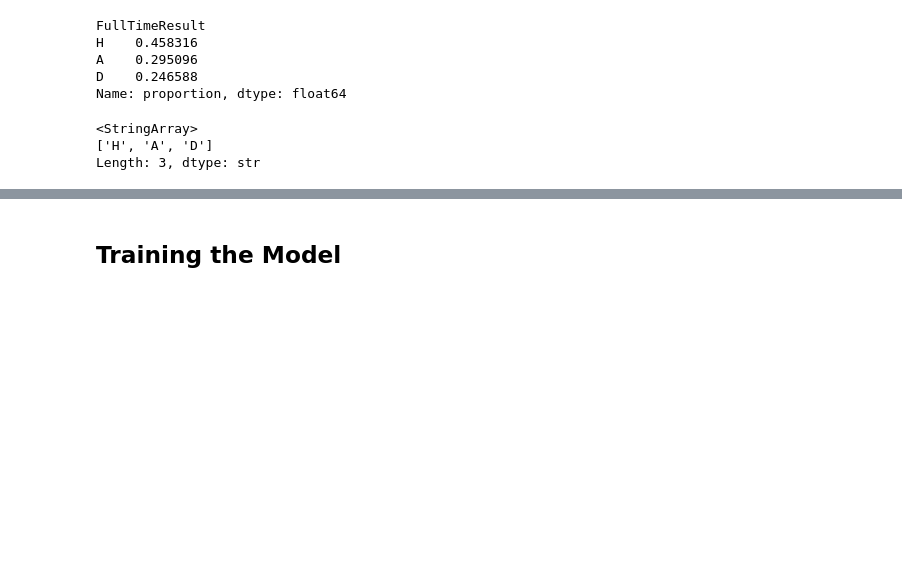
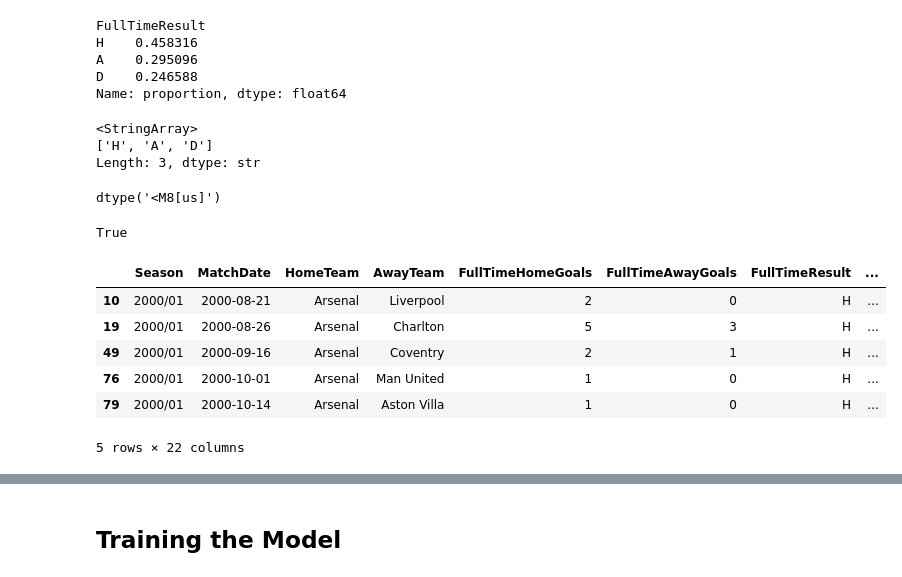
Before and after one commit to nemo-code-ai/epl-prediction-system, a Jupyter notebook: src/epl_prediction_system/system.ipynb, the cells around one changed output, grey strips where cells are left out. Drawn from its saved outputs; the diff is of its cells as text; code cells hidden in the pictures; blank space fills up the shorter version.

```diff
--- a/src/epl_prediction_system/system.ipynb
+++ b/src/epl_prediction_system/system.ipynb
@@ -104,3 +104,23 @@ system['FullTimeResult'].unique()
 <StringArray>
 ['H', 'A', 'D']
 Length: 3, dtype: str
+# %%
+system['MatchDate'] = pd.to_datetime(system['MatchDate'])
+# %%
+system['MatchDate'].dtype
+# %% [output]
+dtype('<M8[us]')
+# %%
+system['MatchDate'].is_monotonic_increasing
+# %% [output]
+True
+# %%
+system[system['HomeTeam']=='Arsenal'].head()
+# %% [output]
+|  | Season | MatchDate | HomeTeam | AwayTeam | FullTimeHomeGoals | FullTimeAwayGoals | FullTimeResult | ... |
+| 10 | 2000/01 | 2000-08-21 | Arsenal | Liverpool | 2 | 0 | H | ... |
+| 19 | 2000/01 | 2000-08-26 | Arsenal | Charlton | 5 | 3 | H | ... |
+| 49 | 2000/01 | 2000-09-16 | Arsenal | Coventry | 2 | 1 | H | ... |
+| 76 | 2000/01 | 2000-10-01 | Arsenal | Man United | 1 | 0 | H | ... |
+| 79 | 2000/01 | 2000-10-14 | Arsenal | Aston Villa | 1 | 0 | H | ... |
+5 rows × 22 columns
```
Also changed, not shown: parts of 2 cells of this notebook.
